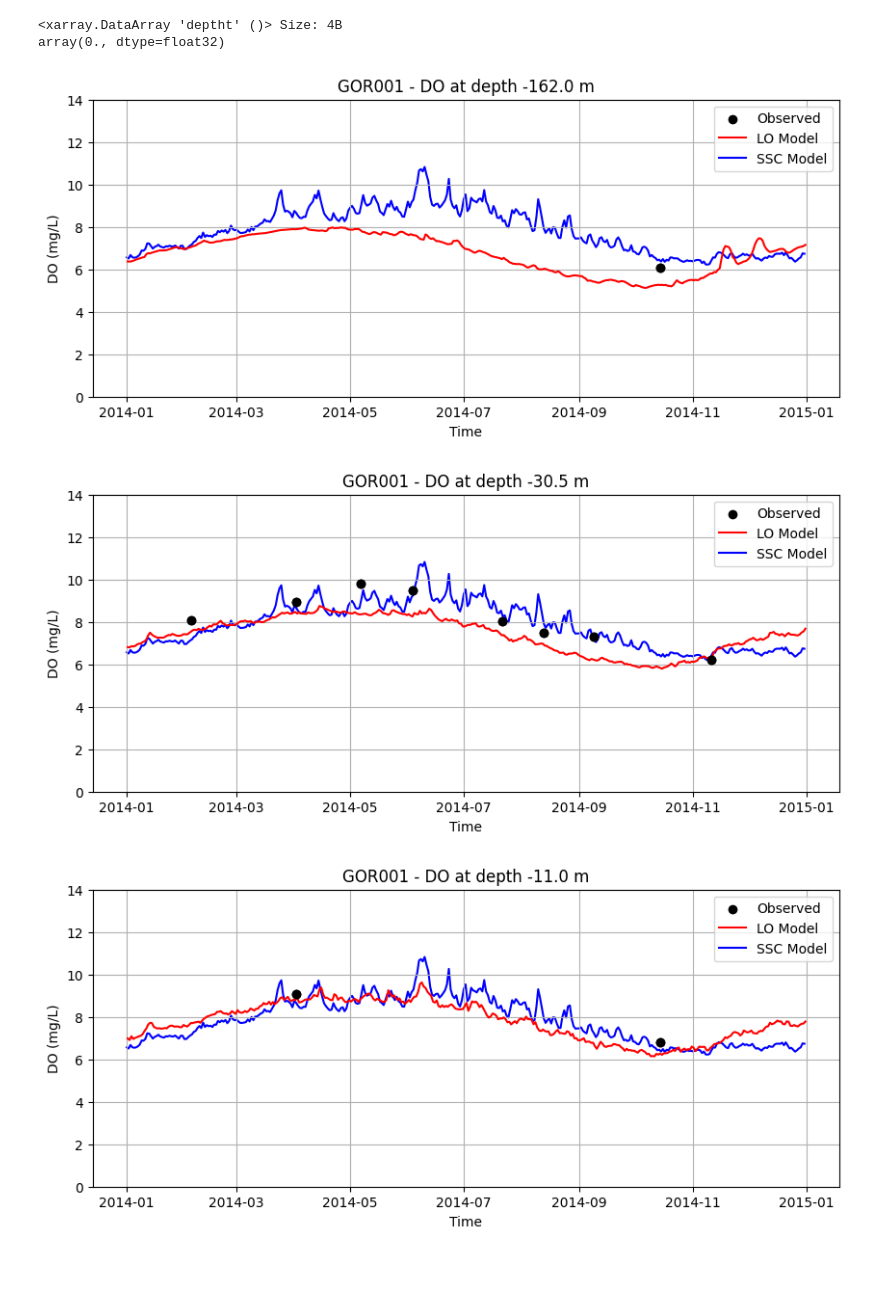
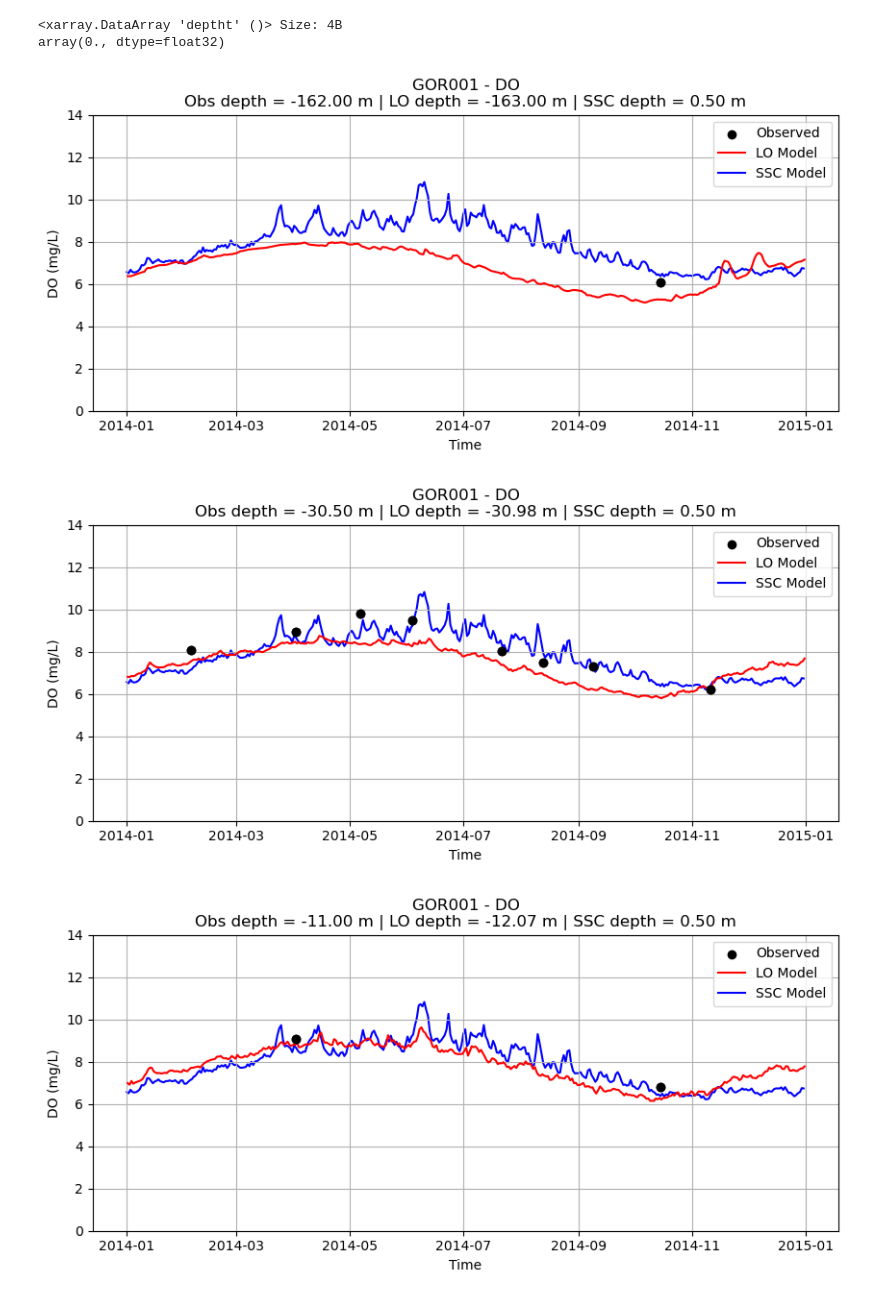
Before and after one commit to tiabottger/LO_user, a Jupyter notebook: intermodel_comparison/timeseries_full.ipynb, the cells around one changed output. Drawn from its saved outputs; the diff is of its cells as text; code cells hidden in the pictures; blank space fills up the shorter version.

```diff
--- a/intermodel_comparison/timeseries_full.ipynb
+++ b/intermodel_comparison/timeseries_full.ipynb
@@ -84,38 +84,43 @@ for obs_depth in depths:
     # select model data at this depth
     ssc_depths = ds_ssc["deptht"].values
     ssc_ind = np.abs(ssc_depths - obs_depth).argmin()
+    ssc_model_depth = ssc_depths[ssc_ind]
     ds_ssc_depth = ds_ssc.isel(deptht=ssc_ind)
 
     # LO uses sigma coordinates, but depths stored in z_rho
     # LO depth selection
     lo_depths = ds_lo["z_rho"].mean(dim="ocean_time").values # z_rho is 2D array, so we take the mean over time to get a 1D array of depths
     lo_ind = np.argmin(np.abs(lo_depths - obs_depth))
+    lo_model_depth = lo_depths[lo_ind]
     ds_lo_depth = ds_lo.isel(s_rho=lo_ind)
 
     # create figure
     plt.figure(figsize=(10, 4))
 
     # plot observed data
     plt.scatter(ds_obs_depth["time"], ds_obs_depth[varname_obs] *.032, color="black", label="Observed", zorder=3)
 
     # plot LO model data
     plt.plot(ds_lo_depth["ocean_time"], ds_lo_depth[varname_lo] *0.032, color="red", label="LO Model", zorder=2)
 
     # plot SSC model data
     plt.plot(ds_ssc_depth["time_counter"], ds_ssc_depth[varname_ssc] *0.032, color="blue", label="SSC Model", zorder=1)
 
     plt.ylim(0, 14)  # set y-axis limits for better comparison
 
+    plt.title(f"{station} - {varname_obs}\n"
+              f"Obs depth = {obs_depth:.2f} m | " f"LO depth = {lo_model_depth:.2f} m | " f"SSC depth = {ssc_model_depth:.2f} m")
+
     # add labels and legend
-    plt.title(f"{station} - {varname_obs} at depth {obs_depth} m")
     plt.xlabel("Time")
     plt.ylabel(varname_obs + " (mg/L)")
     plt.legend(loc="upper right")
     plt.grid()
 
+
     # show plot
     plt.show()
 # %% [output]
-[figure, old version]
+[figure, new version]
-[figure, old version]
+[figure, new version]
-[figure, old version]
+[figure, new version]
```
Also changed, not shown: parts of 2 cells of this notebook, 8 other files.
